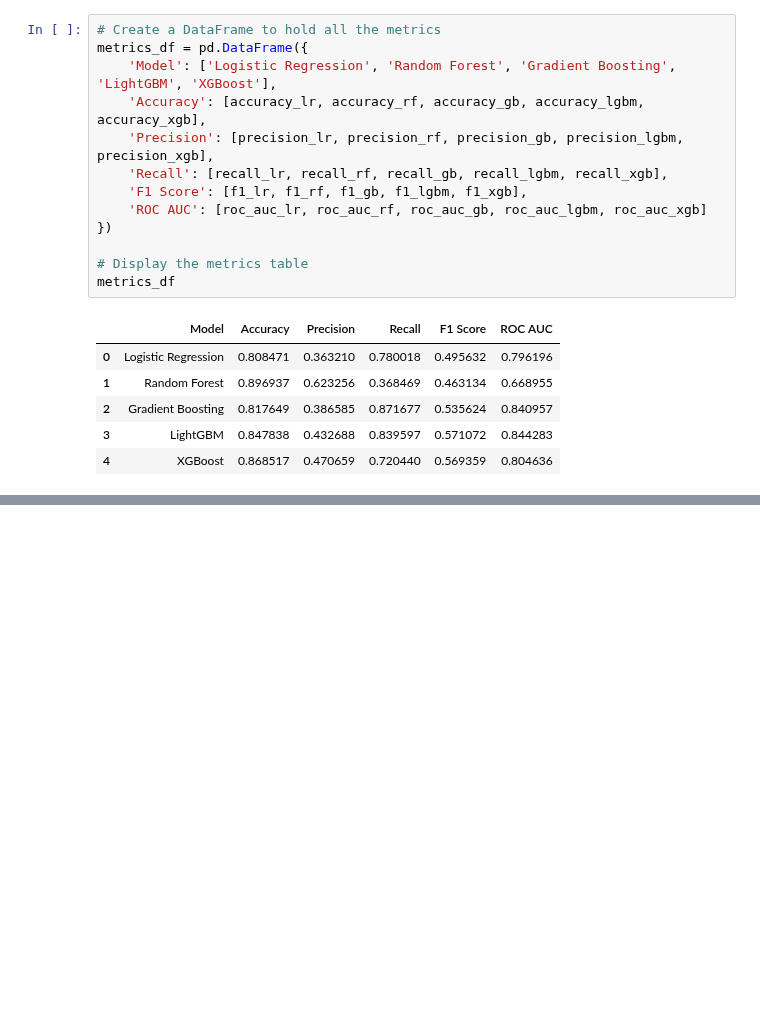
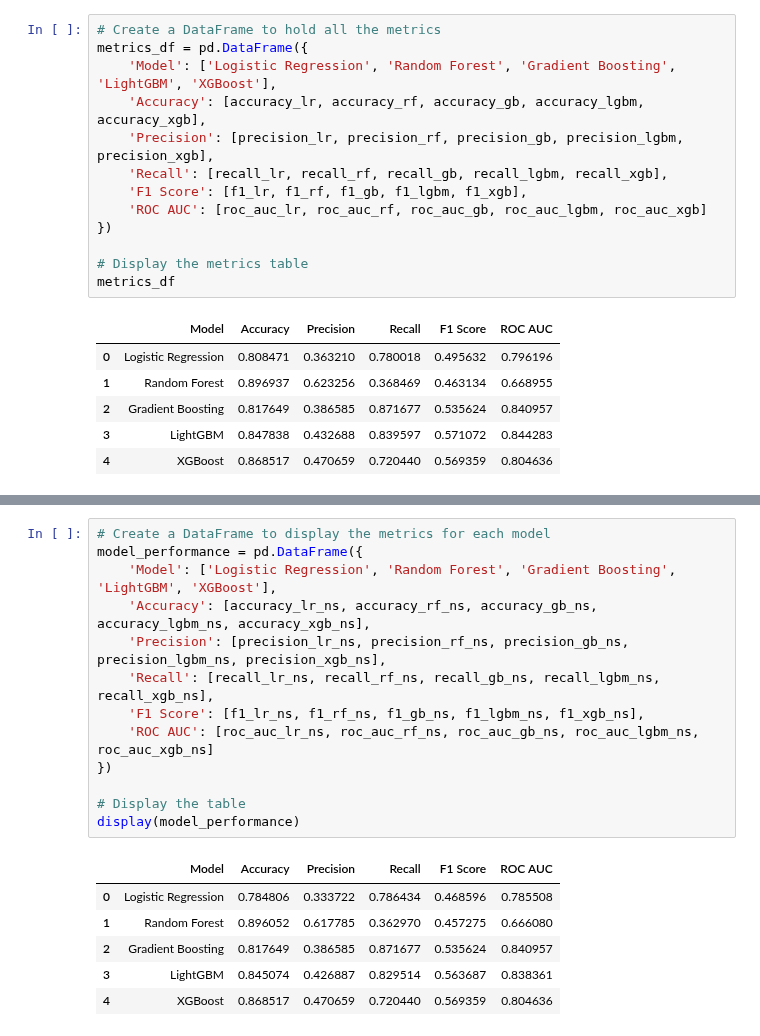
Before and after one commit to McGill-MMA-EnterpriseAnalytics/customer_banking, a Jupyter notebook: Classification_Problem.ipynb, the cells around one changed output, grey strips where cells are left out. Saved outputs shown, nothing was run; the diff lists cells and outputs as text; blank space fills up the shorter version.

Commit message:
Same but for nonscaled data

```diff
--- a/Classification_Problem.ipynb
+++ b/Classification_Problem.ipynb
@@ -491,0 +591,20 @@ metrics_df
+# %%
+# Create a DataFrame to display the metrics for each model
+model_performance = pd.DataFrame({
+    'Model': ['Logistic Regression', 'Random Forest', 'Gradient Boosting', 'LightGBM', 'XGBoost'],
+    'Accuracy': [accuracy_lr_ns, accuracy_rf_ns, accuracy_gb_ns, accuracy_lgbm_ns, accuracy_xgb_ns],
+    'Precision': [precision_lr_ns, precision_rf_ns, precision_gb_ns, precision_lgbm_ns, precision_xgb_ns],
+    'Recall': [recall_lr_ns, recall_rf_ns, recall_gb_ns, recall_lgbm_ns, recall_xgb_ns],
+    'F1 Score': [f1_lr_ns, f1_rf_ns, f1_gb_ns, f1_lgbm_ns, f1_xgb_ns],
+    'ROC AUC': [roc_auc_lr_ns, roc_auc_rf_ns, roc_auc_gb_ns, roc_auc_lgbm_ns, roc_auc_xgb_ns]
+})
+
+# Display the table
+display(model_performance)
+# %% [output]
+|  | Model | Accuracy | Precision | Recall | F1 Score | ROC AUC |
+| 0 | Logistic Regression | 0.784806 | 0.333722 | 0.786434 | 0.468596 | 0.785508 |
+| 1 | Random Forest | 0.896052 | 0.617785 | 0.362970 | 0.457275 | 0.666080 |
+| 2 | Gradient Boosting | 0.817649 | 0.386585 | 0.871677 | 0.535624 | 0.840957 |
+| 3 | LightGBM | 0.845074 | 0.426887 | 0.829514 | 0.563687 | 0.838361 |
+| 4 | XGBoost | 0.868517 | 0.470659 | 0.720440 | 0.569359 | 0.804636 |
```
Also changed, not shown: parts of 3 cells of this notebook.
